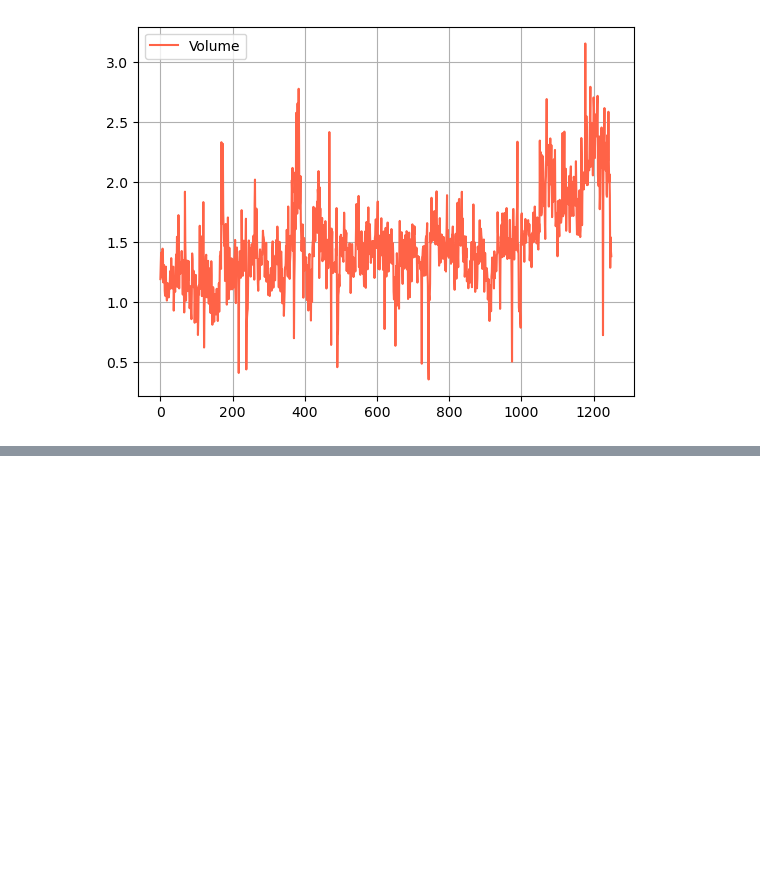
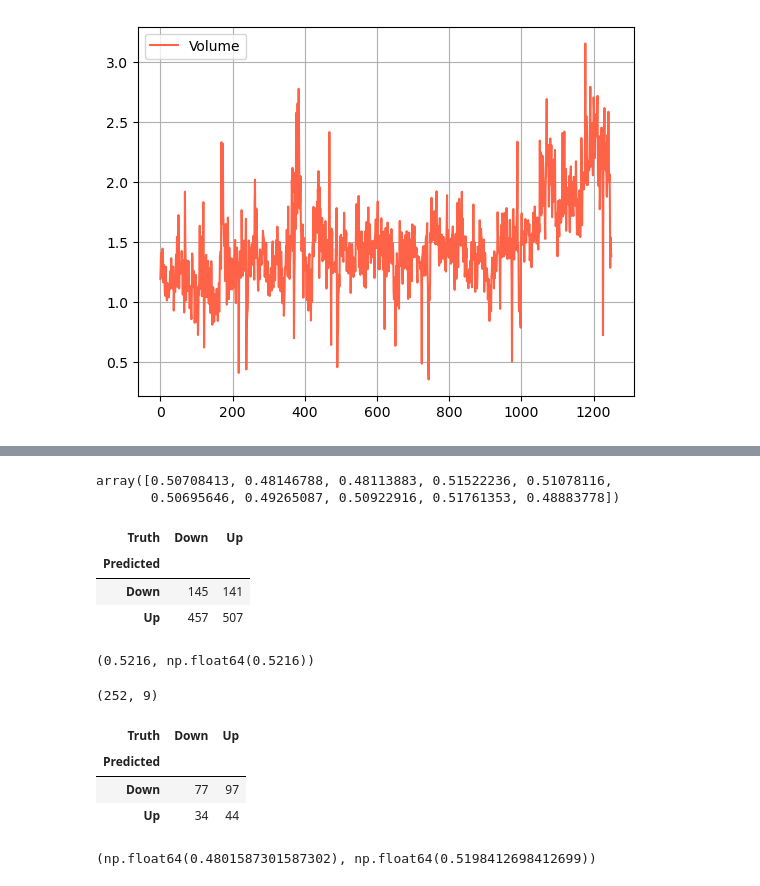
Before and after one commit to joakor89/An-Introduction-to-Statistical-Learning, a Jupyter notebook: chap_04/04_CLASS.ipynb, the cells around one changed output, grey strips where cells are left out. Drawn from its saved outputs; the diff is of its cells as text; code cells hidden in the pictures; blank space fills up the shorter version.

```diff
--- a/chap_04/04_CLASS.ipynb
+++ b/chap_04/04_CLASS.ipynb
@@ -136,0 +182,30 @@ plt.show()
+# %%
+probs = results.predict()
+probs [:10]
+# %% [output]
+array([0.50708413, 0.48146788, 0.48113883, 0.51522236, 0.51078116,
+       0.50695646, 0.49265087, 0.50922916, 0.51761353, 0.48883778])
+# %%
+labels = np.array (['Down']*1250)
+
+labels[probs >0.5] = "Up"
+# %%
+confusion_table(labels, Smarket.Direction )
+# %% [output]
+| Truth | Down | Up |
+| Predicted |  |  |
+| Down | 145 | 141 |
+| Up | 457 | 507 |
+# %%
+(507+145) /1250, np.mean(labels == Smarket. Direction )
+# %% [output]
+(0.5216, np.float64(0.5216))
+# %%
+train = (Smarket2.Year < 2005)
+
+Smarket_train = Smarket2.loc[train]
+Smarket_test = Smarket2.loc[~train]
+
+Smarket_test.shape
+# %% [output]
+(252, 9)
@@ -136,0 +233,15 @@ plt.show()
+# %%
+labels = np.where(probs > 0.5, 'Up', 'Down')
+
+L_test = L_test.map({0: 'Down', 1: 'Up'})
+
+confusion_table(pred_str, true_str, labels=['Down', 'Up'])
+# %% [output]
+| Truth | Down | Up |
+| Predicted |  |  |
+| Down | 77 | 97 |
+| Up | 34 | 44 |
+# %%
+np.mean(labels == L_test), np.mean(labels != L_test)
+# %% [output]
+(np.float64(0.4801587301587302), np.float64(0.5198412698412699))
```
Also changed, not shown: parts of 13 cells of this notebook.
